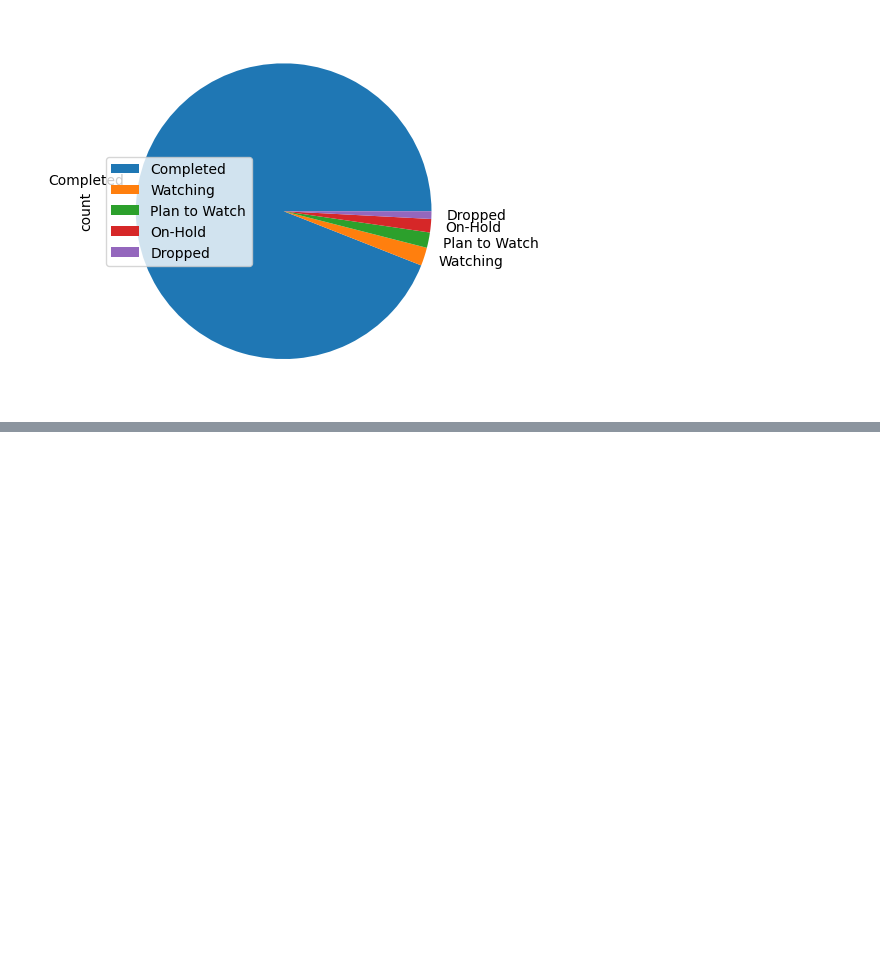
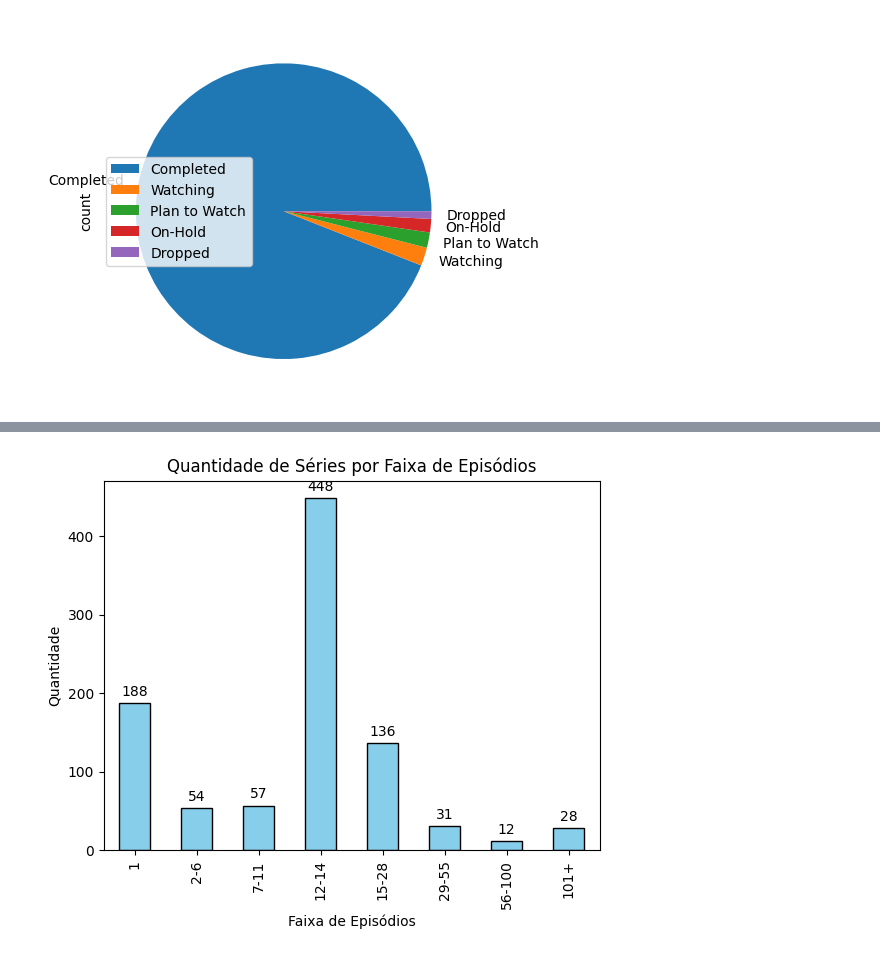
Before and after one commit to Thomazrlima/Data-Analysis-MyAnimeList, a Jupyter notebook: Projeto/MyAnimeList.ipynb, the cells around one changed output, grey strips where cells are left out. Cells and saved outputs as stored; diff of their text form; code cells hidden in the pictures; blank space fills up the shorter version.

```diff
--- a/Projeto/MyAnimeList.ipynb
+++ b/Projeto/MyAnimeList.ipynb
@@ -127,0 +185,45 @@ tipo.plot.pie(legend = True)
+# %%
+import matplotlib.pyplot as plt
+
+def categorize_episodes(n):
+    if n <= 1:
+        return '1'
+    elif 2 <= n <= 6:
+        return '2-6'
+    elif 7 <= n <= 11:
+        return '7-11'
+    elif 12 <= n <= 14:
+        return '12-14'
+    elif 15 <= n <= 28:
+        return '15-28'
+    elif 29 <= n <= 55:
+        return '29-55'
+    elif 56 <= n <= 100:
+        return '56-100'
+    else:
+        return '101+'
+
+animelist['faixa'] = animelist['series_episodes'].apply(categorize_episodes)
+
+faixas = animelist['faixa'].value_counts()
+
+faixas_df = pd.DataFrame({'Quantidade': faixas})
+faixas_df = faixas_df.reindex(faixa_order)
+faixas_df = faixas_df.fillna(0)
+
+ax = faixas_df.plot.bar(legend=False, color='skyblue', edgecolor='black')
+
+for p in ax.patches:
+    height = p.get_height()
+    ax.annotate(f'{int(height)}',
+                (p.get_x() + p.get_width() / 2., height),
+                ha='center', va='bottom',
+                xytext=(0, 3),
+                textcoords='offset points')
+
+plt.xlabel('Faixa de Episódios')
+plt.ylabel('Quantidade')
+plt.title('Quantidade de Séries por Faixa de Episódios')
+plt.show()
+# %% [output]
+[figure, added]
```
Also changed, not shown: parts of 8 cells of this notebook.
